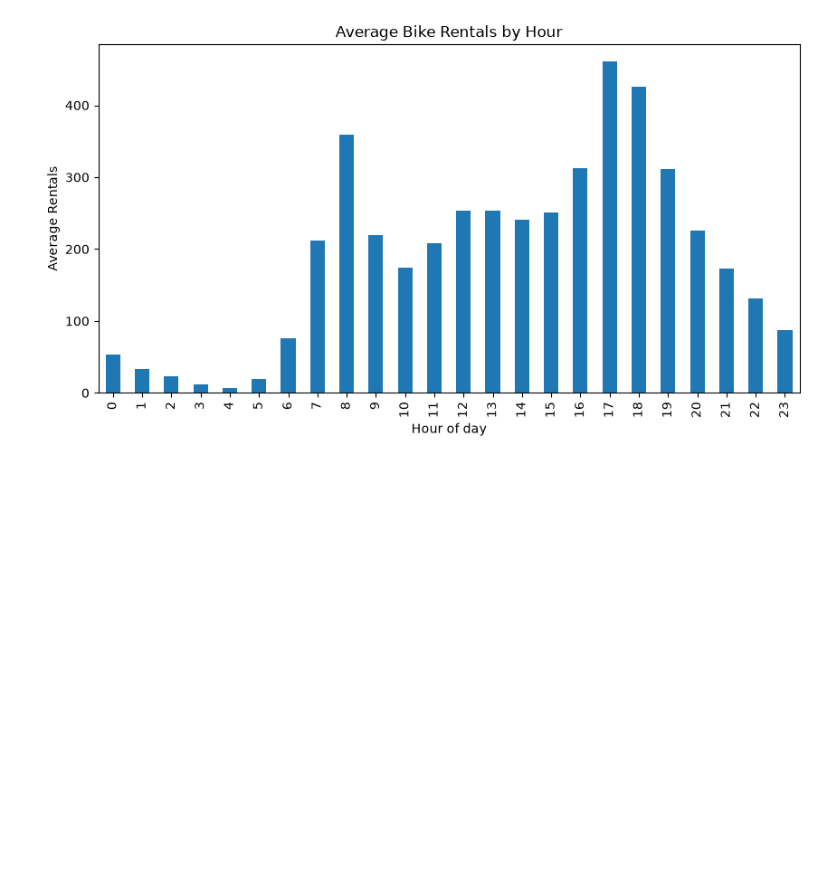
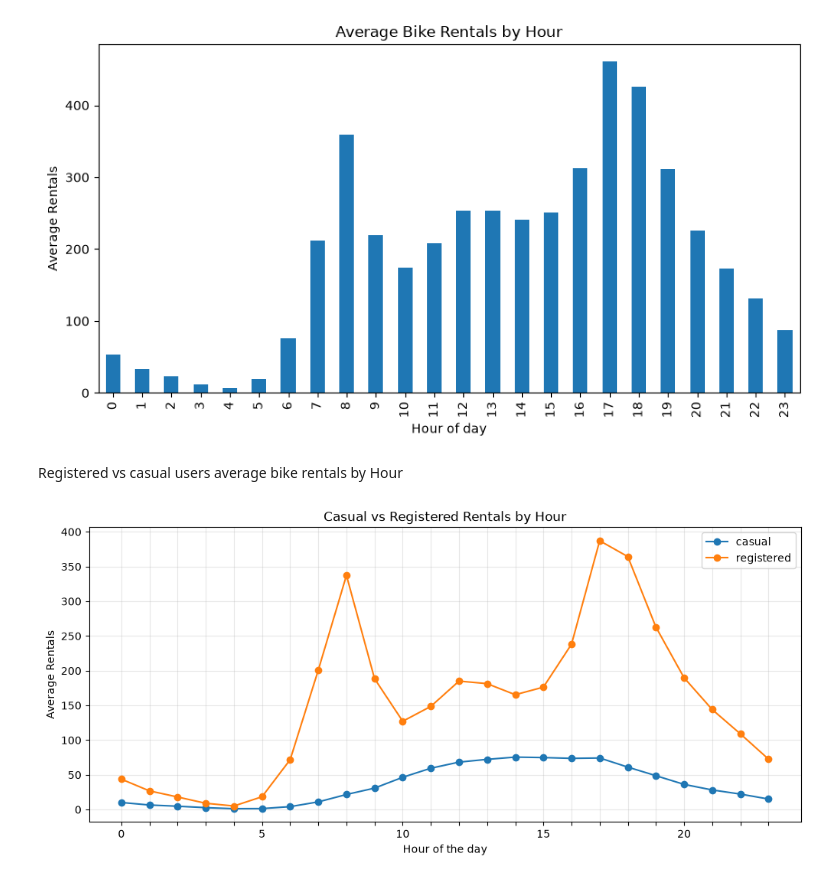
Before and after one commit to ishikabehera231096/practical-stats-data-science, a Jupyter notebook: chapter-01-eda/notebook/01_exploratory_data_analysis.ipynb, the cells around one changed output. Saved outputs shown, nothing was run; the diff lists cells and outputs as text; code cells hidden in the pictures; blank space fills up the shorter version.

Commit message:
Analyze hourly demand by customer segment

```diff
--- a/chapter-01-eda/notebook/01_exploratory_data_analysis.ipynb
+++ b/chapter-01-eda/notebook/01_exploratory_data_analysis.ipynb
@@ -224,3 +224,17 @@ plt.ylabel("Average Rentals")
 plt.show()
 # %% [output]
 [figure]
+# %% [markdown]
+Registered vs casual users average bike rentals by Hour
+# %%
+user_hourly = df.groupby('hr')[['casual','registered']].mean()
+user_hourly.plot(figsize=(12,5),marker="o")
+
+plt.xlabel("Hour of the day")
+plt.ylabel("Average Rentals")
+plt.title("Casual vs Registered Rentals by Hour")
+plt.xticks(range(24))
+plt.grid(alpha=0.3)
+plt.show()
+# %% [output]
+[figure, added]
```
Also changed, not shown: parts of 2 cells of this notebook.
